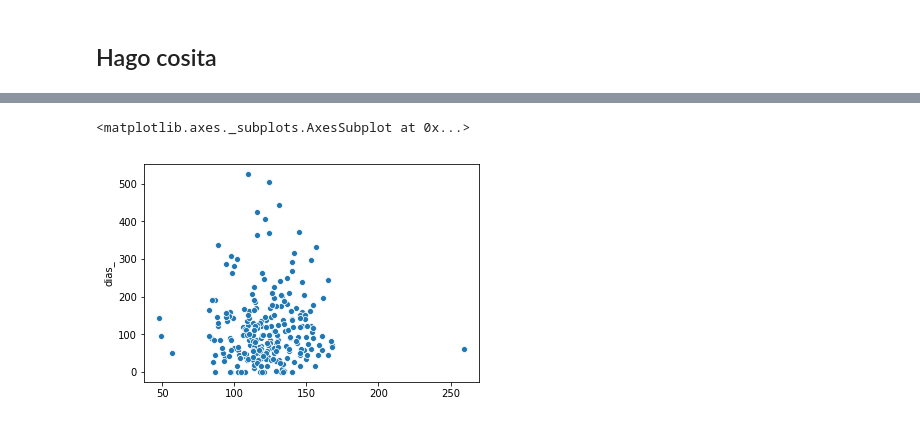
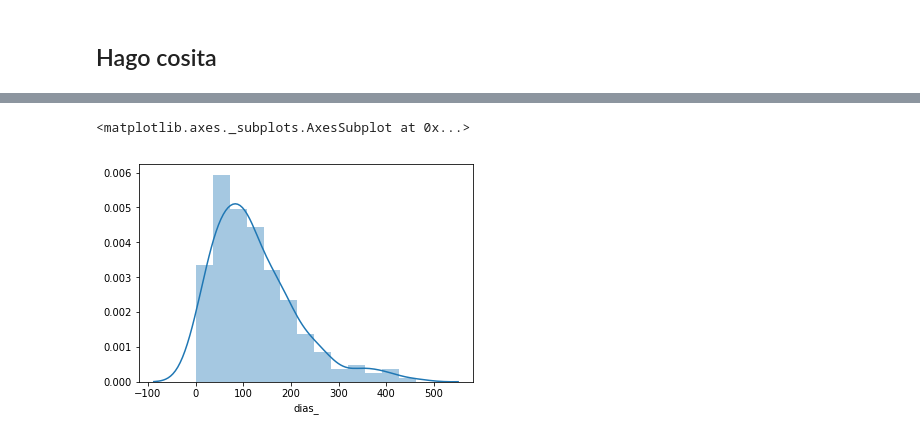
Before and after one commit to ilcarbo/robo_autos, a Jupyter notebook: tiempo_recu.ipynb, the cells around one changed output, grey strips where cells are left out. Drawn from its saved outputs; the diff is of its cells as text; code cells hidden in the pictures.

Commit message:
avances con el regresor para tiempo de recupero

```diff
--- a/tiempo_recu.ipynb
+++ b/tiempo_recu.ipynb
@@ -137,11 +207 @@ tipo_dummie = pd.get_dummies(recup.automotor_tipo_descripcion)
-# %%
-X = X.join([tipo_dummie])
-# %%
-X.drop('automotor_tipo_descripcion', axis = 1, inplace= True)
-# %%
-#dropear esto antes de arrancar
-X.drop('titular_domicilio_provincia', axis = 1, inplace = True)
-# %%
-# ver si convertir o dropear fechas
-X.drop(['tramite_fecha', 'fecha_inscripcion_inicial', 'fecha_recup'], axis = 1, inplace= True)
 # %%
@@ -259,5 +313,5 @@ np.sqrt(mean_squared_error(ytest, ypred2))
 # %%
-sns.scatterplot(ypred2, ytest)
+sns.distplot(ytest)
 # %% [output]
 <matplotlib.axes._subplots.AxesSubplot at 0x...>
-[figure, old version]
+[figure, new version]
```
Also changed, not shown: parts of 74 cells of this notebook, 4 other files.
